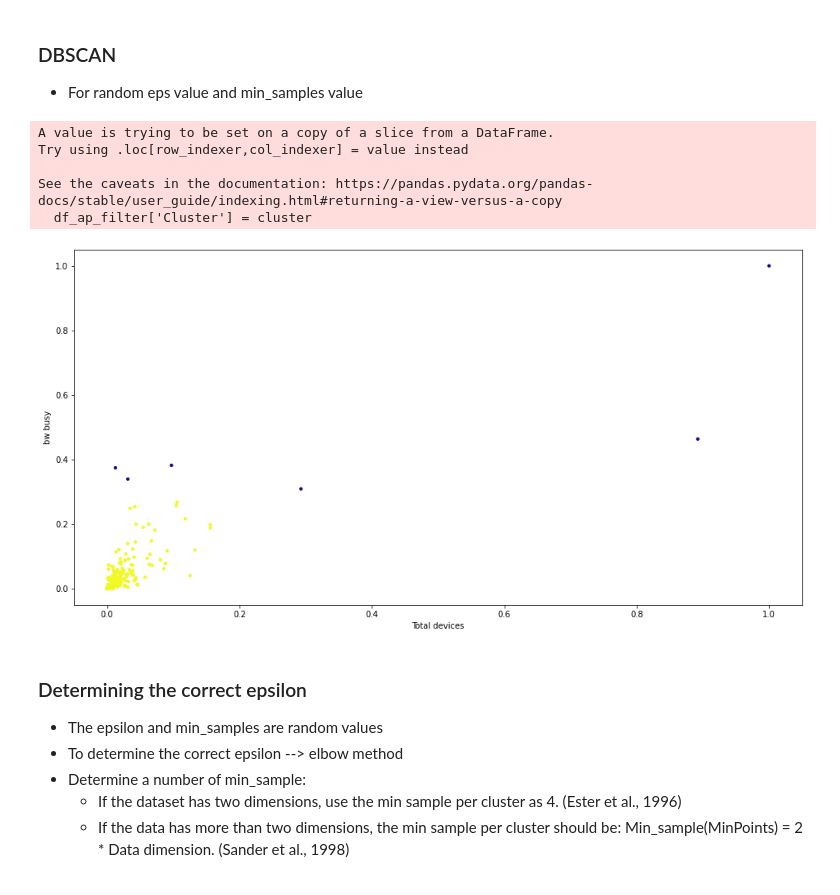
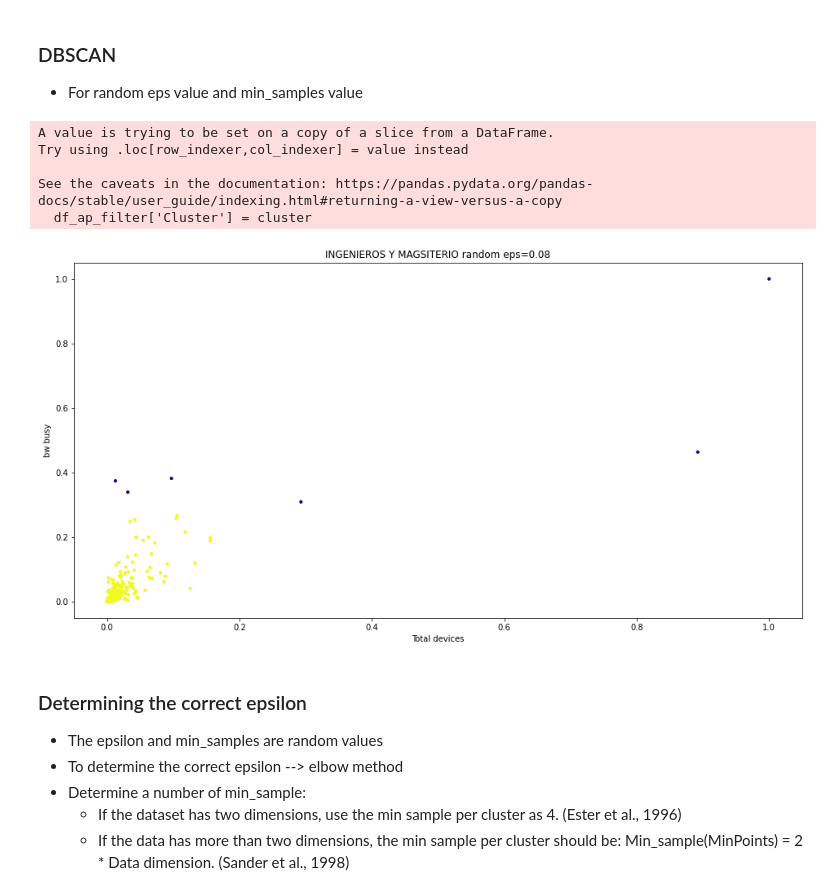
Before and after one commit to alvaroanua/TFG, a Jupyter notebook: DBSCAN/DBSCAN_ehu_Bilbao_Ingenieros_Magisterio.ipynb, the cells around one changed output. Cells and saved outputs as stored; diff of their text form; code cells hidden in the pictures.

Commit message:
DBSCAN ingenieros y magisterio terminada

```diff
--- a/DBSCAN/DBSCAN_ehu_Bilbao_Ingenieros_Magisterio.ipynb
+++ b/DBSCAN/DBSCAN_ehu_Bilbao_Ingenieros_Magisterio.ipynb
@@ -124,34 +124,35 @@ See the caveats in the documentation: https://pandas.pydata.org/pandas-docs/stab
 # %%
 # Normalize
 min_max_scaler = preprocessing.MinMaxScaler()
 df_escalado = min_max_scaler.fit_transform(df_ap_filter)
 df_escalado = pd.DataFrame(df_escalado)
 df_escalado = df_escalado.rename(columns= {0 : 'bw_busy', 1: 'total_devices'})
 
 # DBSCAN
 dbscan = DBSCAN(eps= 0.08, min_samples= 4)
 cluster = dbscan.fit_predict(df_escalado)
 
 # Add to dataFrame
 df_ap_filter['Cluster'] = cluster
 
 # Asign x and y
 x = df_escalado['total_devices'].values
 y = df_escalado['bw_busy'].values
 
 # Plot the clusters
 plt.figure(figsize=(16,8))
+plt.title("INGENIEROS Y MAGSITERIO random eps=0.08")
 plt.scatter(x, y, c = cluster, cmap= "plasma", s=10) # plotting the clusters
 plt.xlabel("Total devices") # X-axis label
 plt.ylabel("bw busy") # Y-axis label
 plt.show() # showing the plot
 # %% [output]
 A value is trying to be set on a copy of a slice from a DataFrame.
 Try using .loc[row_indexer,col_indexer] = value instead
 
 See the caveats in the documentation: https://pandas.pydata.org/pandas-docs/stable/user_guide/indexing.html#returning-a-view-versus-a-copy
   df_ap_filter['Cluster'] = cluster
-[figure, old version]
+[figure, new version]
 # %% [markdown]
 ### Determining the correct epsilon
 * The epsilon and min_samples are random values
```
Also changed, not shown: parts of 4 cells of this notebook.
